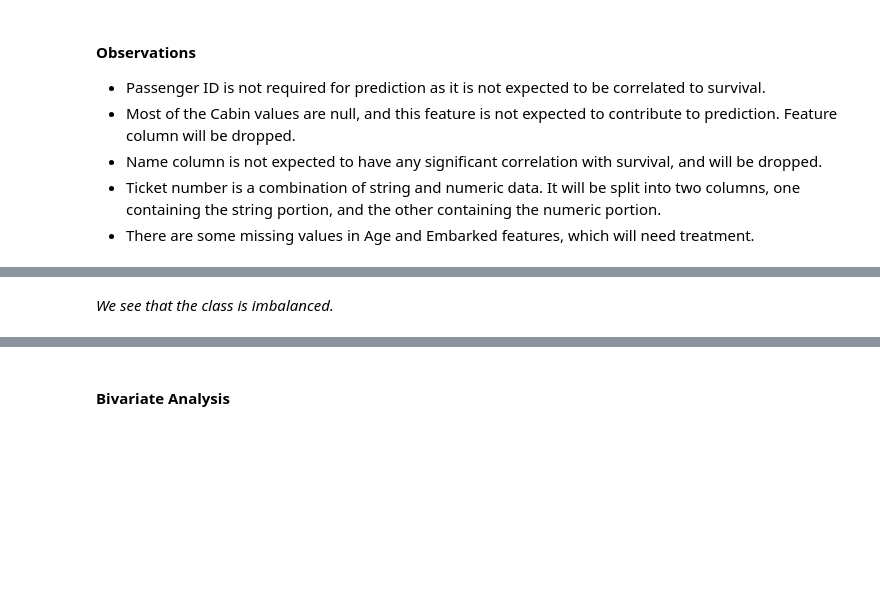
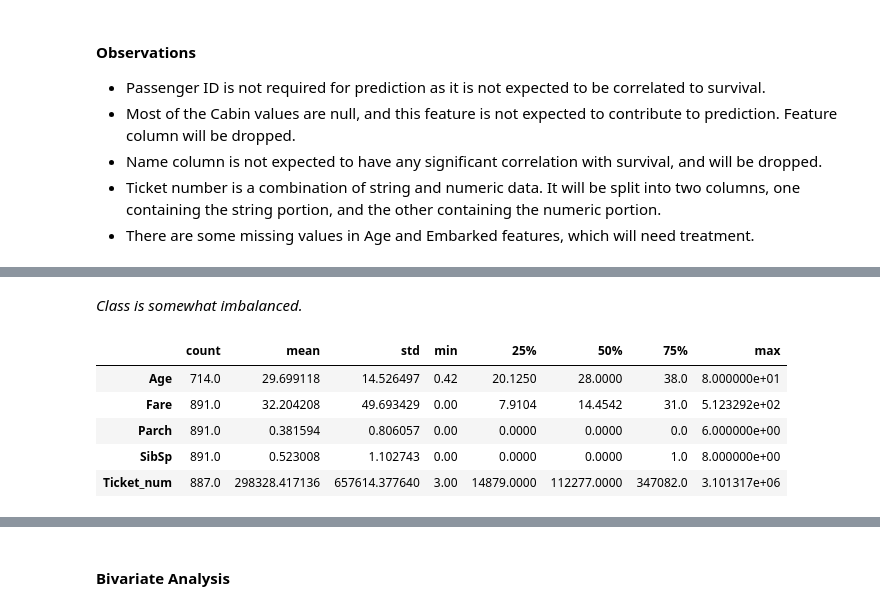
Before and after one commit to puneetkawatra/titanic_kaggle, a Jupyter notebook: Titanic.ipynb, the cells around one changed output, grey strips where cells are left out. Cells and saved outputs as stored; diff of their text form; code cells hidden in the pictures; blank space fills up the shorter version.

```diff
--- a/Titanic.ipynb
+++ b/Titanic.ipynb
@@ -139,3 +167,3 @@ round(train_data["Survived"].value_counts(normalize=True)*100,2)
 # %% [markdown]
-_We see that the class is imbalanced._
+_Class is somewhat imbalanced._
 # %%
@@ -144,4 +174,12 @@ cont_vars = ["Age","Fare","Parch","SibSp","Ticket_num"]
 cat_vars = ["Sex","Pclass","Embarked"]
 # %%
-train_data[cont_vars].describe().T
+# Look at statistical data for numerical variables
+train_data[num_vars].describe().T
+# %% [output]
+|  | count | mean | std | min | 25% | 50% | 75% | max |
+| Age | 714.0 | 29.699118 | 14.526497 | 0.42 | 20.1250 | 28.0000 | 38.0 | 8.000000e+01 |
+| Fare | 891.0 | 32.204208 | 49.693429 | 0.00 | 7.9104 | 14.4542 | 31.0 | 5.123292e+02 |
+| Parch | 891.0 | 0.381594 | 0.806057 | 0.00 | 0.0000 | 0.0000 | 0.0 | 6.000000e+00 |
+| SibSp | 891.0 | 0.523008 | 1.102743 | 0.00 | 0.0000 | 0.0000 | 1.0 | 8.000000e+00 |
+| Ticket_num | 887.0 | 298328.417136 | 657614.377640 | 3.00 | 14879.0000 | 112277.0000 | 347082.0 | 3.101317e+06 |
 # %%
```
Also changed, not shown: parts of 82 cells of this notebook.
